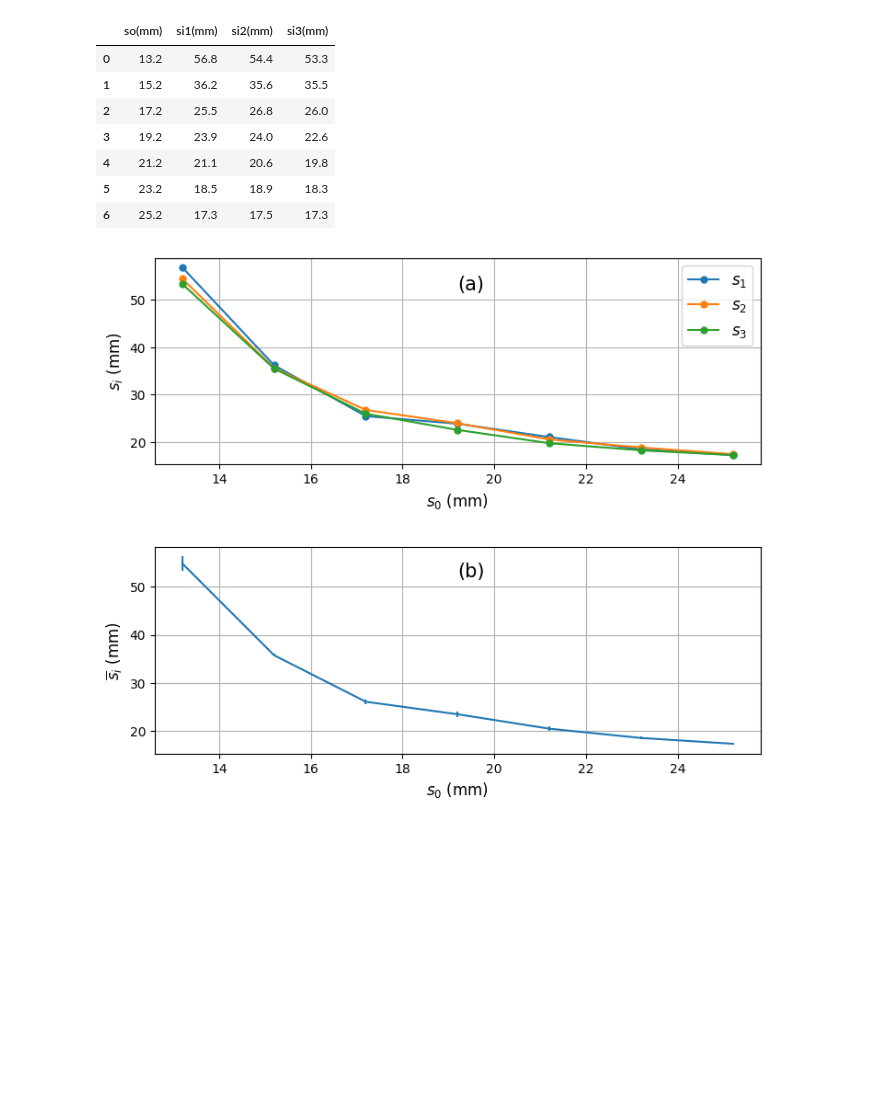
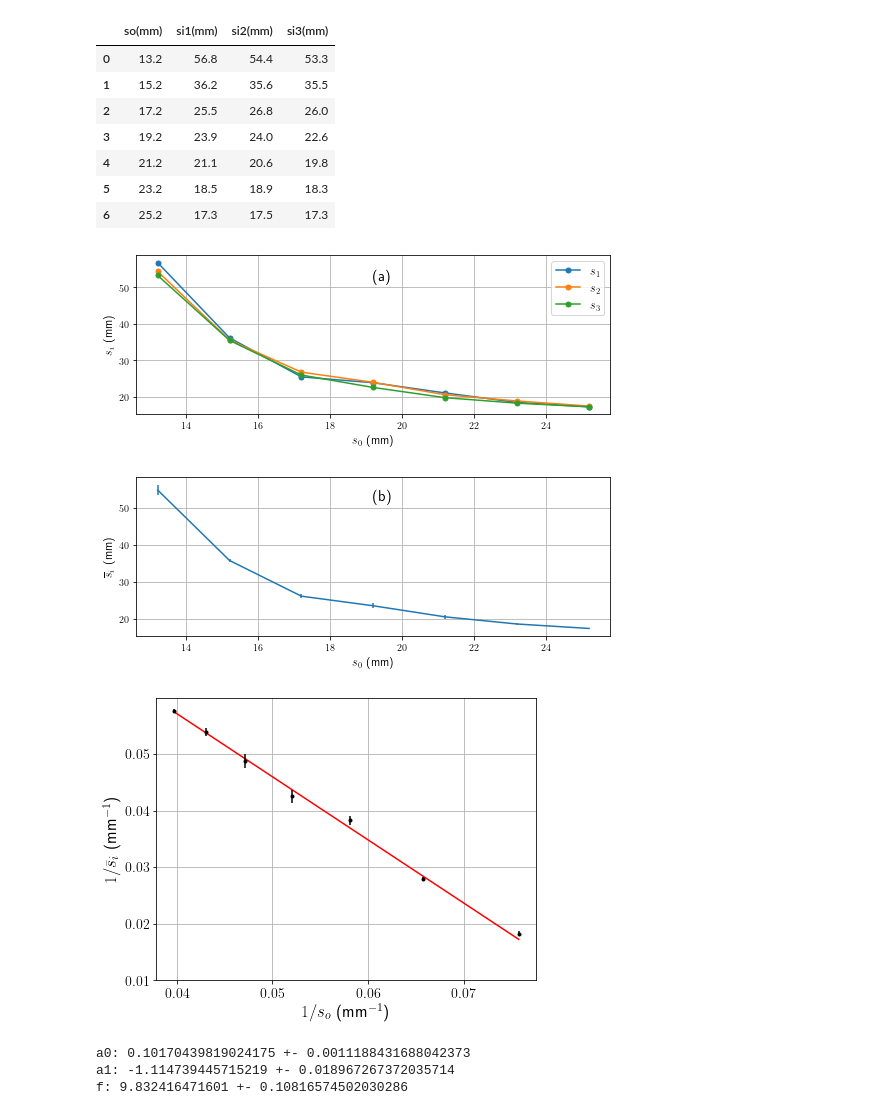
Before and after one commit to dangarciahe/ProblemasExperimental2, a Jupyter notebook: Punto3.ipynb, the cells around one changed output. Saved outputs shown, nothing was run; the diff lists cells and outputs as text; code cells hidden in the pictures; blank space fills up the shorter version.

```diff
--- a/Punto3.ipynb
+++ b/Punto3.ipynb
@@ -15,6 +15,7 @@ datos
 | 5 | 23.2 | 18.5 | 18.9 | 18.3 |
 | 6 | 25.2 | 17.3 | 17.5 | 17.3 |
 # %%
+plt.rcParams['text.usetex']=True
 fig = plt.figure(figsize=(8.5,7))
 ax0 = fig.add_subplot(211)
 ax1 = fig.add_subplot(212)
@@ -32,31 +33,31 @@ ax0.set_ylabel(r"$s_i$ (mm)", fontsize=12)
 ax0.set_xticks(np.arange(14,26,2), fontsize=11)
 ax0.set_yticks(np.arange(20,60,10), fontsize=11)
 ax0.legend(fontsize=12)
 ax0.grid()
 
 
 
 ## 3.2 y  3.3
 averages = []
 deviations = []
 for ii in range (len(datos["so(mm)"])):
     aux = []
     for jj in range (1, 4):
         aux.append(datos[f"si{jj}(mm)"][ii])
     averages.append(np.average(aux))
     deviations.append(np.std(aux))
 
 ax1.errorbar(datos["so(mm)"], averages, yerr=deviations, marker='', ls='-')
 ax1.set_xticks(np.arange(14,26,2), fontsize=11)
 ax1.set_yticks(np.arange(20,60,10), fontsize=11)
 ax1.set_xlabel(r"$s_0$ (mm)", fontsize=12)
 ax1.set_ylabel(r"$\overline{s}_i$ (mm)", fontsize=12)
 ax1.grid()
 
 ax0.text(labelpos, 52, ("(a)"),fontsize=15)
 ax1.text(labelpos, 52, ("(b)"),fontsize=15)
 
 plt.savefig("s0si.pdf")
 plt.show()
 # %% [output]
-[figure, old version]
+[figure, new version]
@@ -62,0 +76,23 @@ plt.show()
+# %%
+fig1 = plt.figure(figsize=(6.8, 5.2))
+plt.plot(x, lin(x,*popt), 'r')
+plt.errorbar(x, y,yerr=Dy, fmt='o', markersize=3, color='k')
+plt.yticks(np.arange(0.01, 0.06,0.01), fontsize=14)
+plt.xticks(np.arange(0.04, 0.08, 0.01), fontsize=14)
+plt.xlabel(r'$1/s_{o}$ (mm$^{-1}$)', fontsize=17)
+plt.ylabel(r'$1/\bar{s}_{i}$ (mm$^{-1}$)', fontsize=17)
+plt.grid()
+plt.savefig('linsosi.pdf')
+# %% [output]
+[figure, added]
+# %%
+perr = np.sqrt(np.diag(pcov))
+f = 1/popt[1]
+Df = perr[1]/popt[1]**2
+print('a0:',popt[1], '+-', perr[1])
+print('a1:',popt[0], '+-', perr[0])
+print('f:', f, '+-', Df )
+# %% [output]
+a0: 0.10170439819024175 +- 0.0011188431688042373
+a1: -1.114739445715219 +- 0.018967267372035714
+f: 9.832416471601 +- 0.10816574502030286
```
Also changed, not shown: parts of 1 cell of this notebook.
